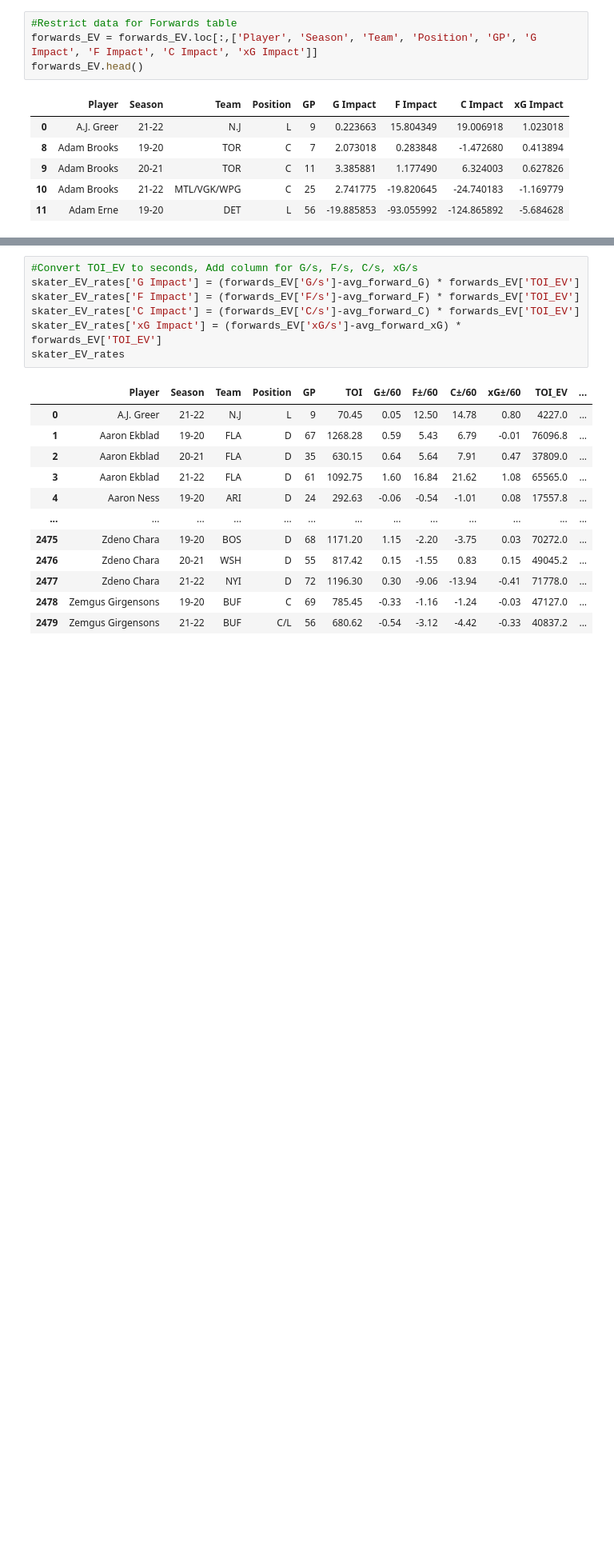
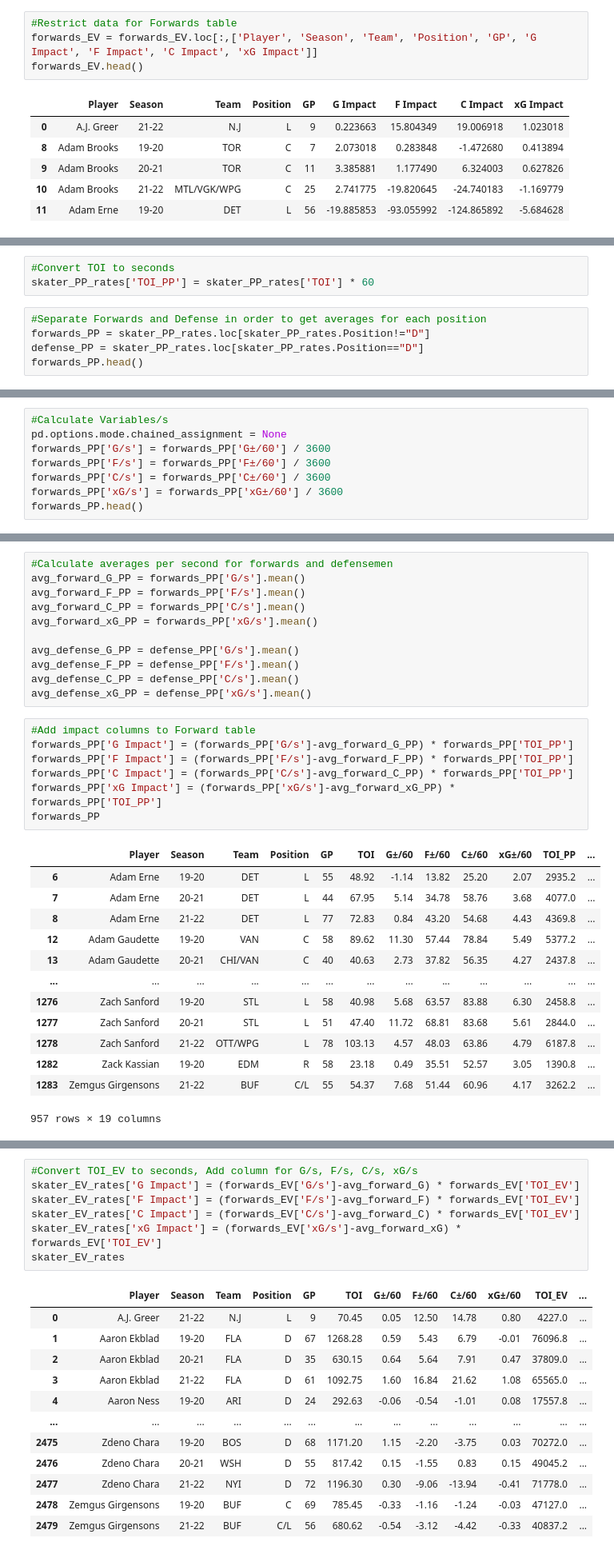
Before and after one commit to mikeytw11/Hockey-Model, a Jupyter notebook: Pre_Season_Model.ipynb, the cells around one changed output, grey strips where cells are left out. Shown at 80% size. Drawn from its saved outputs; the diff is of its cells as text; blank space fills up the shorter version.

```diff
--- a/Pre_Season_Model.ipynb
+++ b/Pre_Season_Model.ipynb
@@ -151,0 +175,8 @@ skater_EV
+# %%
+#Convert TOI to seconds
+skater_PP_rates['TOI_PP'] = skater_PP_rates['TOI'] * 60
+# %%
+#Separate Forwards and Defense in order to get averages for each position
+forwards_PP = skater_PP_rates.loc[skater_PP_rates.Position!="D"]
+defense_PP = skater_PP_rates.loc[skater_PP_rates.Position=="D"]
+forwards_PP.head()
@@ -151,0 +190,8 @@ skater_EV
+# %%
+#Calculate Variables/s
+pd.options.mode.chained_assignment = None
+forwards_PP['G/s'] = forwards_PP['G±/60'] / 3600
+forwards_PP['F/s'] = forwards_PP['F±/60'] / 3600
+forwards_PP['C/s'] = forwards_PP['C±/60'] / 3600
+forwards_PP['xG/s'] = forwards_PP['xG±/60'] / 3600
+forwards_PP.head()
@@ -151,0 +219,32 @@ skater_EV
+# %%
+#Calculate averages per second for forwards and defensemen
+avg_forward_G_PP = forwards_PP['G/s'].mean()
+avg_forward_F_PP = forwards_PP['F/s'].mean()
+avg_forward_C_PP = forwards_PP['C/s'].mean()
+avg_forward_xG_PP = forwards_PP['xG/s'].mean()
+
+avg_defense_G_PP = defense_PP['G/s'].mean()
+avg_defense_F_PP = defense_PP['F/s'].mean()
+avg_defense_C_PP = defense_PP['C/s'].mean()
+avg_defense_xG_PP = defense_PP['xG/s'].mean()
+# %%
+#Add impact columns to Forward table
+forwards_PP['G Impact'] = (forwards_PP['G/s']-avg_forward_G_PP) * forwards_PP['TOI_PP']
+forwards_PP['F Impact'] = (forwards_PP['F/s']-avg_forward_F_PP) * forwards_PP['TOI_PP']
+forwards_PP['C Impact'] = (forwards_PP['C/s']-avg_forward_C_PP) * forwards_PP['TOI_PP']
+forwards_PP['xG Impact'] = (forwards_PP['xG/s']-avg_forward_xG_PP) * forwards_PP['TOI_PP']
+forwards_PP
+# %% [output]
+|  | Player | Season | Team | Position | GP | TOI | G±/60 | F±/60 | C±/60 | xG±/60 | TOI_PP | ... |
+| 6 | Adam Erne | 19-20 | DET | L | 55 | 48.92 | -1.14 | 13.82 | 25.20 | 2.07 | 2935.2 | ... |
+| 7 | Adam Erne | 20-21 | DET | L | 44 | 67.95 | 5.14 | 34.78 | 58.76 | 3.68 | 4077.0 | ... |
+| 8 | Adam Erne | 21-22 | DET | L | 77 | 72.83 | 0.84 | 43.20 | 54.68 | 4.43 | 4369.8 | ... |
+| 12 | Adam Gaudette | 19-20 | VAN | C | 58 | 89.62 | 11.30 | 57.44 | 78.84 | 5.49 | 5377.2 | ... |
+| 13 | Adam Gaudette | 20-21 | CHI/VAN | C | 40 | 40.63 | 2.73 | 37.82 | 56.35 | 4.27 | 2437.8 | ... |
+| ... | ... | ... | ... | ... | ... | ... | ... | ... | ... | ... | ... | ... |
+| 1276 | Zach Sanford | 19-20 | STL | L | 58 | 40.98 | 5.68 | 63.57 | 83.88 | 6.30 | 2458.8 | ... |
+| 1277 | Zach Sanford | 20-21 | STL | L | 51 | 47.40 | 11.72 | 68.81 | 83.68 | 5.61 | 2844.0 | ... |
+| 1278 | Zach Sanford | 21-22 | OTT/WPG | L | 78 | 103.13 | 4.57 | 48.03 | 63.86 | 4.79 | 6187.8 | ... |
+| 1282 | Zack Kassian | 19-20 | EDM | R | 58 | 23.18 | 0.49 | 35.51 | 52.57 | 3.05 | 1390.8 | ... |
+| 1283 | Zemgus Girgensons | 21-22 | BUF | C/L | 55 | 54.37 | 7.68 | 51.44 | 60.96 | 4.17 | 3262.2 | ... |
+957 rows × 19 columns
```
Also changed, not shown: parts of 12 cells of this notebook.
